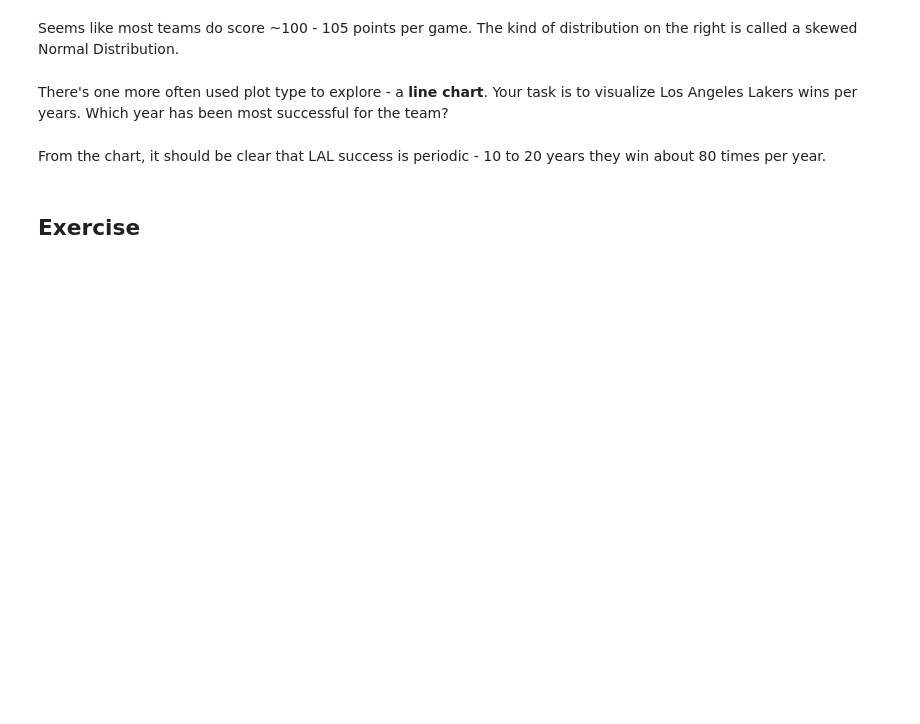
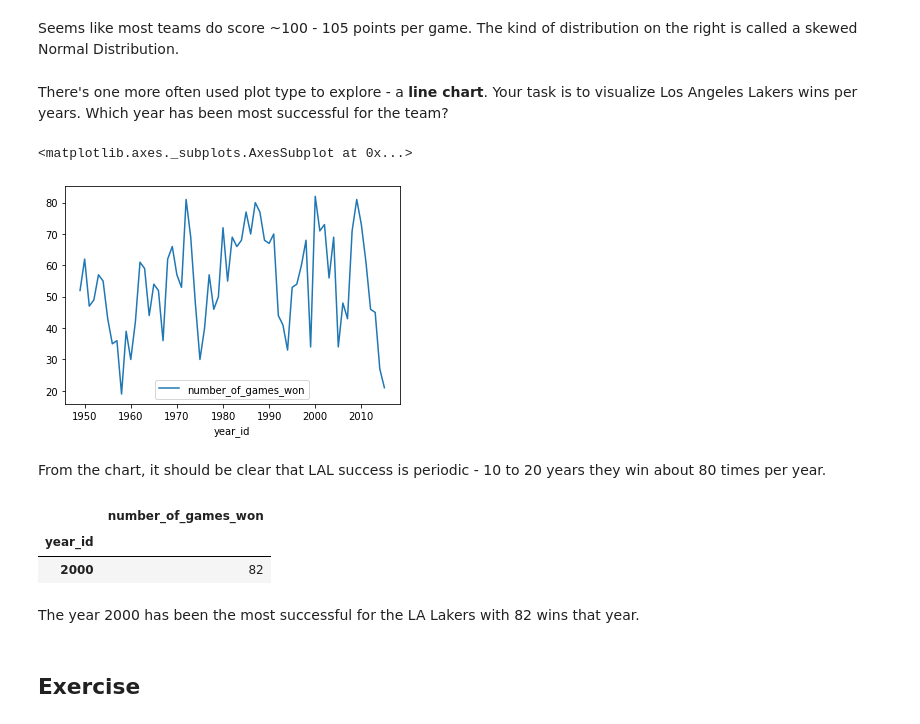
Before and after one commit to manderhub/turing-college-challenge, a Jupyter notebook: Turing_College_Technical_Challenge.ipynb, the cells around one changed output. Saved outputs shown, nothing was run; the diff lists cells and outputs as text; code cells hidden in the pictures; blank space fills up the shorter version.

```diff
--- a/Turing_College_Technical_Challenge.ipynb
+++ b/Turing_College_Technical_Challenge.ipynb
@@ -222,8 +228,25 @@ You should see a result as follows:
 Seems like most teams do score ~100 - 105 points per game. The kind of distribution on the right is called a skewed Normal Distribution.
 # %% [markdown]
 There's one more often used plot type to explore - a **line chart**. Your task is to visualize Los Angeles Lakers wins per years. Which year has been most successful for the team?
+# %%
+lakers_games = df1.loc[df1['fran_id']=='Lakers']
+lakers_games_won = lakers_games.loc[lakers_games['game_result']=='W']
+lakers_games_won_yearly = lakers_games_won.groupby('year_id').count()[['game_result']]
+lakers_games_won_yearly = lakers_games_won_yearly.rename(columns={"game_result": "number_of_games_won"})
+lakers_games_won_yearly.plot()
+# %% [output]
+<matplotlib.axes._subplots.AxesSubplot at 0x...>
+[figure, added]
 # %% [markdown]
 From the chart, it should be clear that LAL success is periodic - 10 to 20 years they win about 80 times per year.
+# %%
+lakers_games_won_yearly.sort_values("number_of_games_won", ascending=False).head(1)
+# %% [output]
+|  | number_of_games_won |
+| year_id |  |
+| 2000 | 82 |
+# %% [markdown]
+The year 2000 has been the most successful for the LA Lakers with 82 wins that year.
 # %% [markdown]
 ## Exercise
 # %% [markdown]
```
Also changed, not shown: parts of 7 cells of this notebook.
